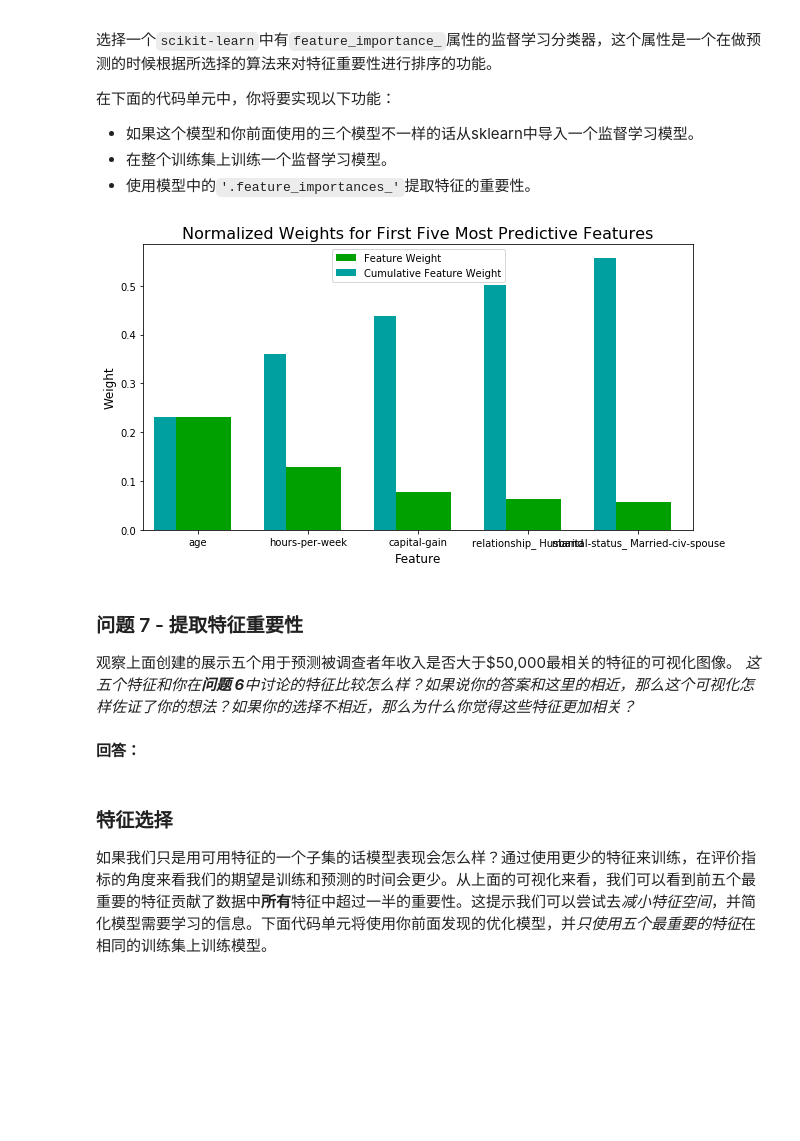
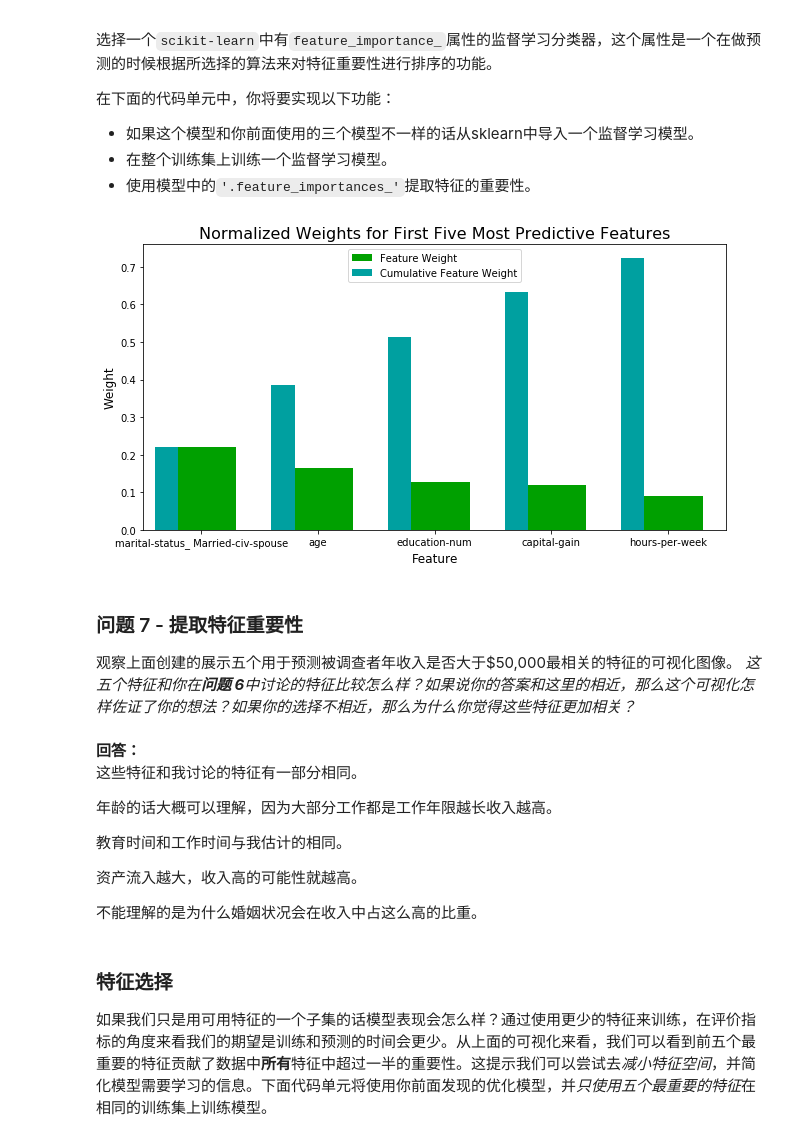
Before and after one commit to KIDJourney/youda_finding_donors, a Jupyter notebook: finding_donors.ipynb, the cells around one changed output. Cells and saved outputs as stored; diff of their text form; code cells hidden in the pictures; blank space fills up the shorter version.

```diff
--- a/finding_donors.ipynb
+++ b/finding_donors.ipynb
@@ -465,24 +506,34 @@ _在这十三个记录中，你认为哪五个特征对于预测是最重要的
  - 使用模型中的`'.feature_importances_'`提取特征的重要性。
 # %%
 # TODO：导入一个有'feature_importances_'的监督学习模型
+from sklearn.tree import DecisionTreeClassifier
 from sklearn.ensemble import ExtraTreesClassifier
 # TODO：在训练集上训练一个监督学习模型
-model = ExtraTreesClassifier()
+model = DecisionTreeClassifier()
 model.fit(X_train, y_train)
 
 # TODO： 提取特征重要性
 importances = model.feature_importances_
 
 # 绘图
 vs.feature_plot(importances, X_train, y_train)
 # %% [output]
-[figure, old version]
+[figure, new version]
 # %% [markdown]
 ### 问题 7 - 提取特征重要性
 观察上面创建的展示五个用于预测被调查者年收入是否大于\$50,000最相关的特征的可视化图像。
 _这五个特征和你在**问题 6**中讨论的特征比较怎么样？如果说你的答案和这里的相近，那么这个可视化怎样佐证了你的想法？如果你的选择不相近，那么为什么你觉得这些特征更加相关？_
-# %% [markdown]
-**回答：**
+# %% [markdown]
+**回答：**
+这些特征和我讨论的特征有一部分相同。
+
+年龄的话大概可以理解，因为大部分工作都是工作年限越长收入越高。
+
+教育时间和工作时间与我估计的相同。
+
+资产流入越大，收入高的可能性就越高。
+
+不能理解的是为什么婚姻状况会在收入中占这么高的比重。
 # %% [markdown]
 ### 特征选择
 
```
Also changed, not shown: parts of 15 cells of this notebook.
